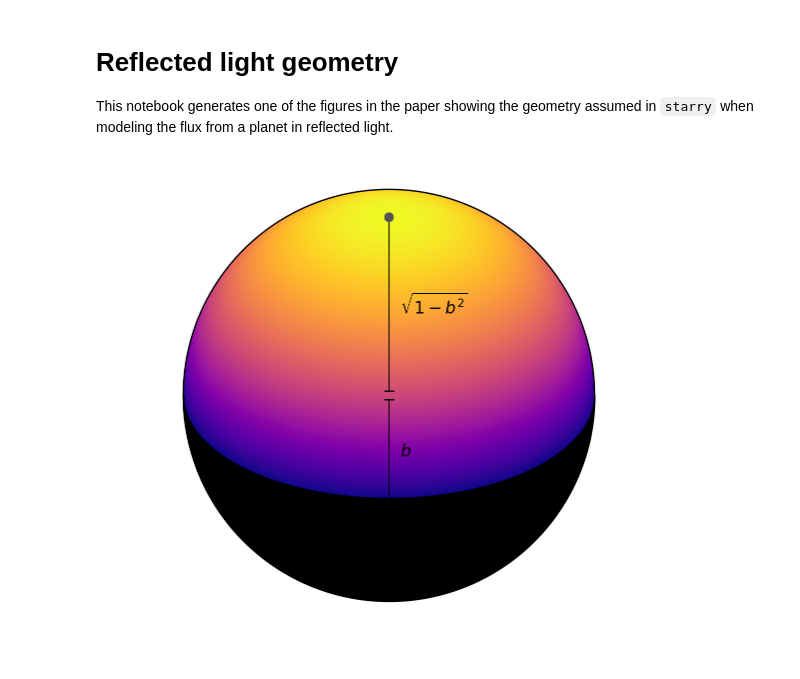
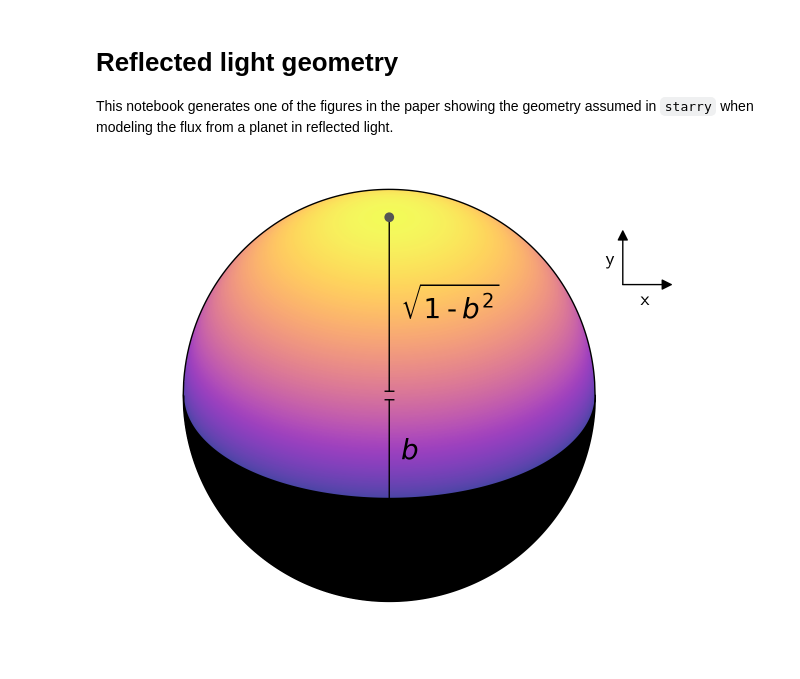
Before and after one commit to rodluger/earthshine, a Jupyter notebook: notebooks/Geometry.ipynb, the cells around one changed output. Saved outputs shown, nothing was run; the diff lists cells and outputs as text; code cells hidden in the pictures.

```diff
--- a/notebooks/Geometry.ipynb
+++ b/notebooks/Geometry.ipynb
@@ -16,36 +16,43 @@ ax.set_ylim(-1.1, 1.1)
 ax.axis("off")
 b = 0.5
 
 # Illumination
 x, y = np.meshgrid(np.linspace(-1, 1, 1000), np.linspace(-1, 1, 1000))
-z = -np.sqrt(1 - x ** 2 - y ** 2)
-I = np.sqrt(1 - b ** 2) * y - b * z
-ax.imshow(I, extent=(-1, 1, -1, 1), origin="lower", vmin=0, cmap="plasma")
+z = np.sqrt(1 - x ** 2 - y ** 2)
+I = np.sqrt(1 - b ** 2) * y + b * z
+ax.imshow(I, extent=(-1, 1, -1, 1), origin="lower", vmin=0, cmap="plasma", alpha=0.75)
 
 # Substellar point
 ymx = y.flatten()[np.nanargmax(I.flatten())]
 ax.plot(0, ymx, marker="o", color="#555555", zorder=10)
 
 # Planet
 x = np.linspace(-1, 1, 1000)
 yp = np.sqrt(1 - x ** 2)
 ax.plot(x, yp, 'k-', lw=1)
 ax.plot(x, -yp, 'k-', lw=1)
 
 # Terminator
 yt = -b * np.sqrt(1 - x ** 2)
 ax.fill_between(x, -yp, yt, color="k");
 
 ax.plot([-0.02, 0.02], [0.02, 0.02], 'k-', lw=1)
 ax.plot([-0.02, 0.02], [-0.02, -0.02], 'k-', lw=1)
 
 ax.plot([0, 0], [-0.02, -b], 'k-', lw=1)
-ax.annotate(r"$b$", xy=(0.525, 0.375), xycoords="axes fraction", ha="left", va="center", fontsize=12)
+ax.annotate(r"$b$", xy=(0.525, 0.375), xycoords="axes fraction", ha="left", va="center", fontsize=20)
 
 ax.plot([0, 0], [0.02, np.sqrt(1 - b ** 2)], 'k-', lw=1)
-ax.annotate(r"$\sqrt{1-b^2}$", xy=(0.525, 0.7), xycoords="axes fraction", ha="left", va="center", fontsize=12);
+ax.annotate(r"$\sqrt{1-b^2}$", xy=(0.525, 0.7), xycoords="axes fraction", ha="left", va="center", fontsize=20);
+
+plt.annotate("x", xy=(0.93, 0.71), xycoords="figure fraction", fontsize=14)
+plt.annotate("y", xy=(0.87, 0.79), xycoords="figure fraction", fontsize=14)
+plt.annotate("", xy=(0.99, 0.75), xycoords="figure fraction", xytext=(0.895, 0.75), textcoords="figure fraction",
+             arrowprops=dict(arrowstyle='-|>', color='k'))
+plt.annotate("", xy=(0.9, 0.865), xycoords="figure fraction", xytext=(0.9, 0.745), textcoords="figure fraction",
+             arrowprops=dict(arrowstyle='-|>', color='k'))
 
 # Save
 fig.savefig("../tex/figures/geometry.pdf", bbox_inches="tight")
 # %% [output]
-[figure, old version]
+[figure, new version]
```
Also changed, not shown: 19 other files.
